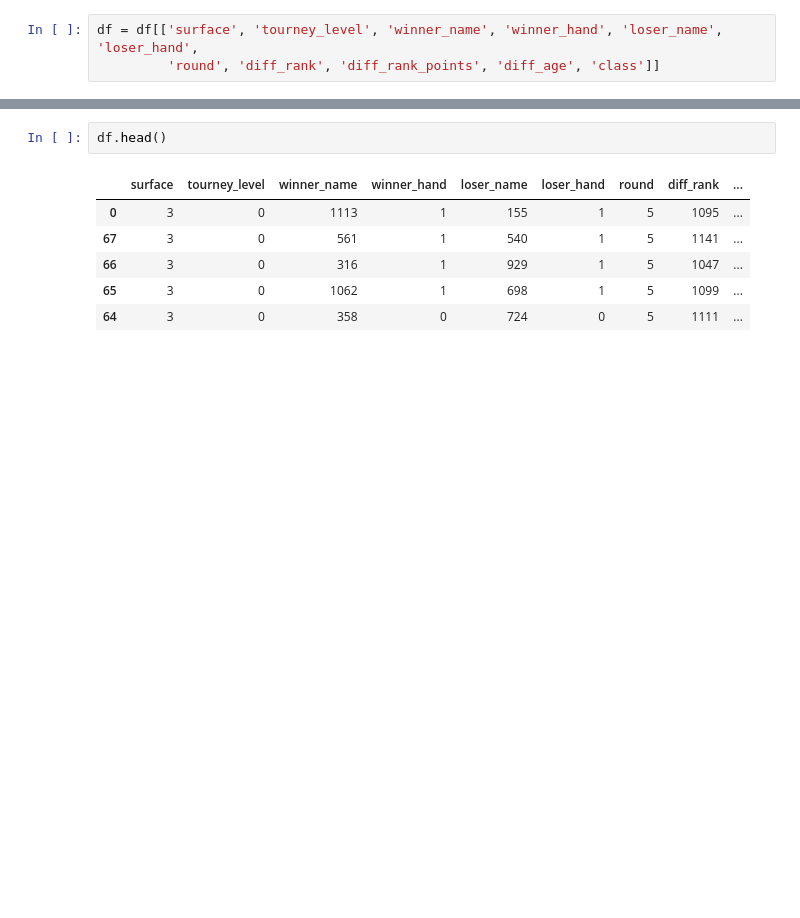
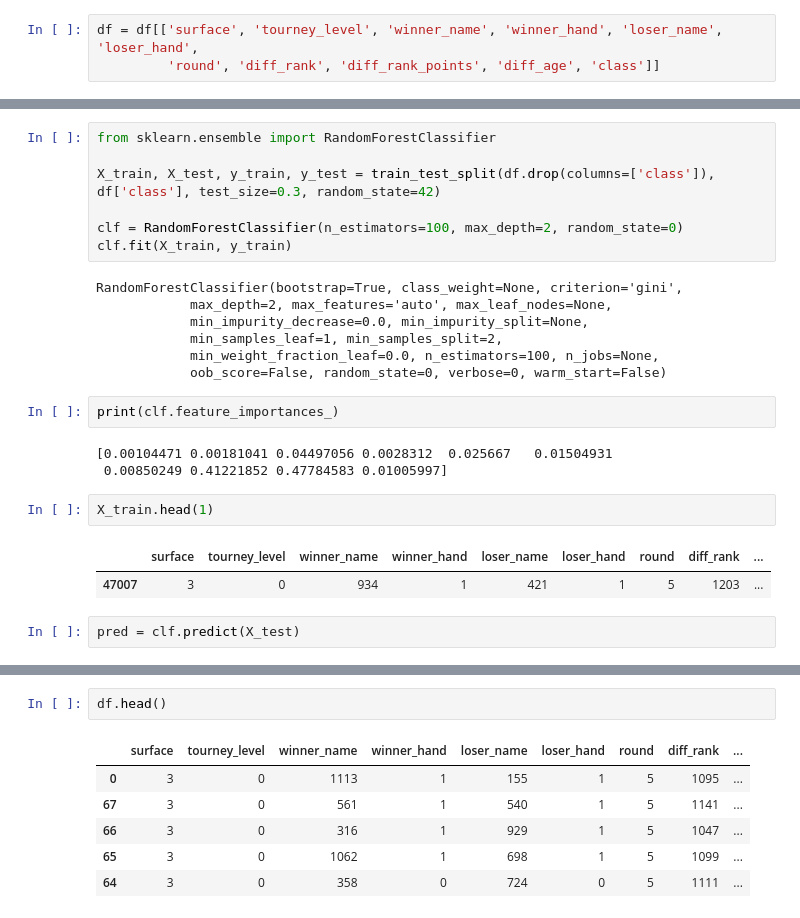
Before and after one commit to suzanaph/predicao-em-jogos-de-tenis, a Jupyter notebook: Codigo/Data Wrangle.ipynb, the cells around one changed output, grey strips where cells are left out. Drawn from its saved outputs; the diff is of its cells as text; blank space fills up the shorter version.

```diff
--- a/Codigo/Data Wrangle.ipynb
+++ b/Codigo/Data Wrangle.ipynb
@@ -125,0 +139,26 @@ clf = clf.fit(X, Y)
+# %%
+from sklearn.ensemble import RandomForestClassifier
+
+X_train, X_test, y_train, y_test = train_test_split(df.drop(columns=['class']), df['class'], test_size=0.3, random_state=42)
+
+clf = RandomForestClassifier(n_estimators=100, max_depth=2, random_state=0)
+clf.fit(X_train, y_train)
+# %% [output]
+RandomForestClassifier(bootstrap=True, class_weight=None, criterion='gini',
+            max_depth=2, max_features='auto', max_leaf_nodes=None,
+            min_impurity_decrease=0.0, min_impurity_split=None,
+            min_samples_leaf=1, min_samples_split=2,
+            min_weight_fraction_leaf=0.0, n_estimators=100, n_jobs=None,
+            oob_score=False, random_state=0, verbose=0, warm_start=False)
+# %%
+print(clf.feature_importances_)
+# %% [output]
+[0.00104471 0.00181041 0.04497056 0.0028312  0.025667   0.01504931
+ 0.00850249 0.41221852 0.47784583 0.01005997]
+# %%
+X_train.head(1)
+# %% [output]
+|  | surface | tourney_level | winner_name | winner_hand | loser_name | loser_hand | round | diff_rank | ... |
+| 47007 | 3 | 0 | 934 | 1 | 421 | 1 | 5 | 1203 | ... |
+# %%
+pred = clf.predict(X_test)
```
Also changed, not shown: parts of 17 cells of this notebook, 1 other file.
